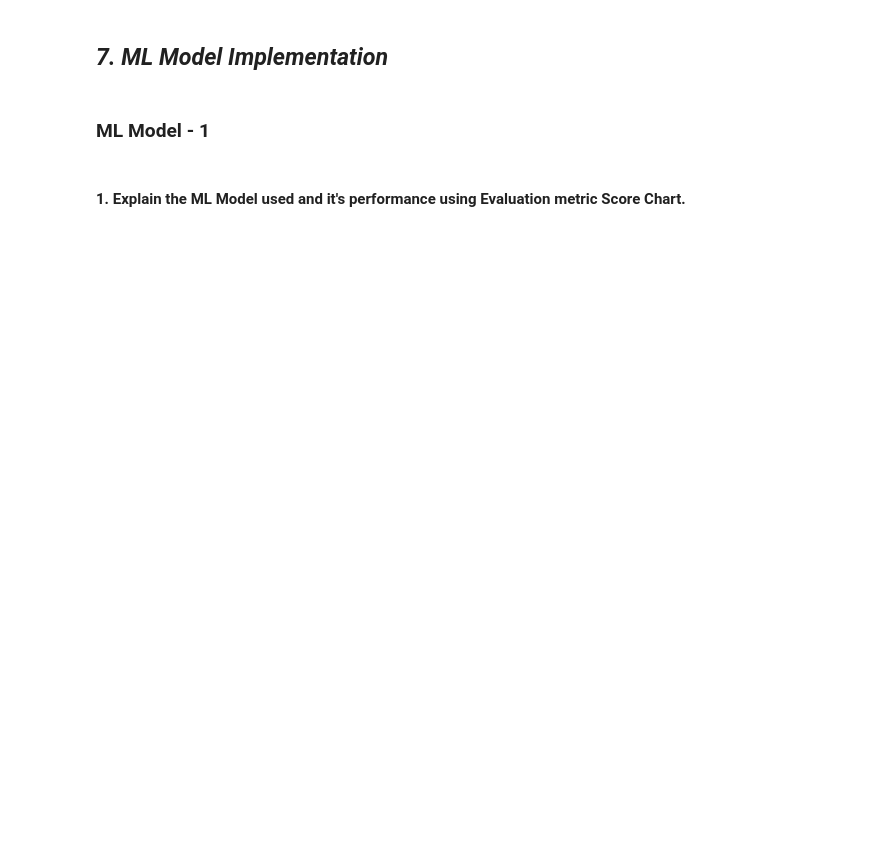
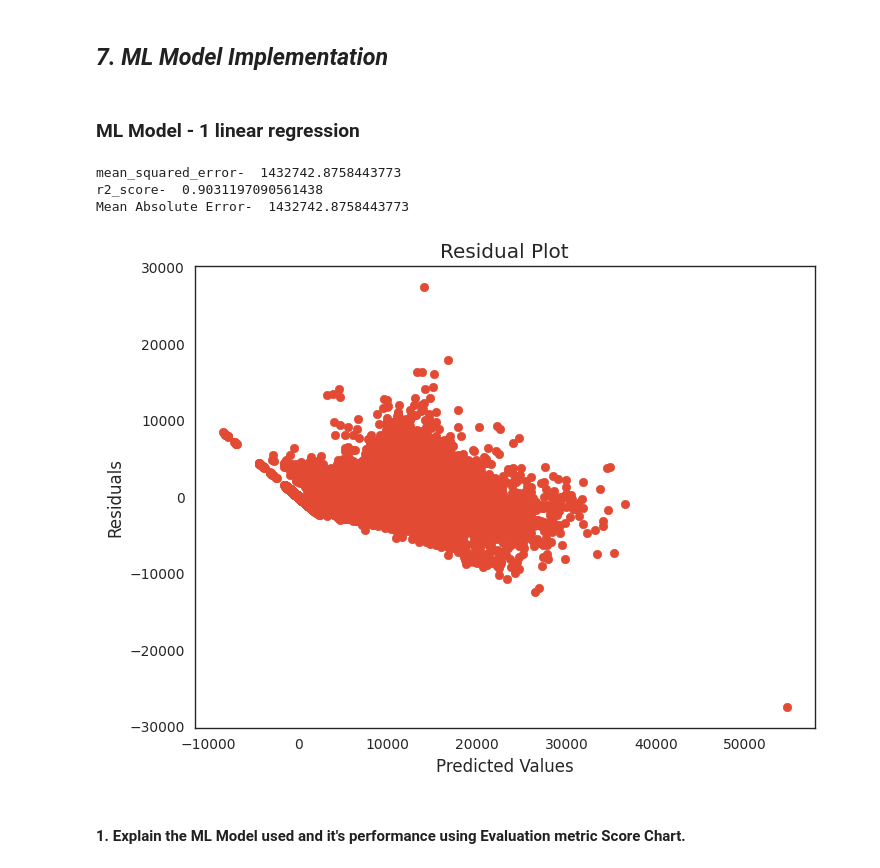
Before and after one commit to Nayan3101/Capstone-project-Regression---Retail-Sales-Prediction, a Jupyter notebook: Nayan_Capstone_Project_M6_Retail_Sales_Prediction.ipynb, the cells around one changed output. Cells and saved outputs as stored; diff of their text form; code cells hidden in the pictures; blank space fills up the shorter version.

```diff
--- a/Nayan_Capstone_Project_M6_Retail_Sales_Prediction.ipynb
+++ b/Nayan_Capstone_Project_M6_Retail_Sales_Prediction.ipynb
@@ -1416,0 +1472,2 @@ corrilation_matrix
+# %%
+dp = dp.drop(columns=['Date'])
@@ -1469,4 +1683,4 @@ Answer Here.
 # %% [markdown]
 ## ***7. ML Model Implementation***
 # %% [markdown]
-### ML Model - 1
+### ML Model - 1 linear regression
@@ -1479,2 +1687,50 @@ Answer Here.
+# %%
+# ML Model - 1 Implementation
+# Importing libraries
+from sklearn.linear_model import LinearRegression
+from sklearn.model_selection import train_test_split
+from sklearn.metrics import mean_squared_error
+from sklearn.metrics import r2_score
+from sklearn.metrics import mean_absolute_error
+
+# Spliting the data as Training Data (80%) Testing Data (20%)
+X_train, X_test, y_train, y_test = train_test_split(X, y, test_size=0.2, random_state=42)
+
+# Create a Linear Regression model and fit the data
+model = LinearRegression()
+model.fit(X_train, y_train)
+
+# Predict y values using the trained model
+y_pred = model.predict(X_test)
+
+# Calculate Mean Squared Error
+mse = mean_squared_error(y_test,y_pred)
+
+# Calculate  R-squared (R²) value
+r2 = r2_score(y_test,y_pred)
+
+# Calculate Mean Absolute Error
+mae = mean_absolute_error(y_test, y_pred)
+
+
+
+#Print Evaluation matrix
+print("mean_squared_error- ", mse)
+print("r2_score- ",r2)
+print("Mean Absolute Error- ", mse)
+# %% [output]
+mean_squared_error-  1432742.8758443773
+r2_score-  0.9031197090561438
+Mean Absolute Error-  1432742.8758443773
+# %%
+# Create residual plots to check for patterns or trends in the residuals. A well-behaved model should have residuals evenly distributed around zero.
+residuals = y_test - y_pred
+plt.scatter(y_pred, residuals)
+plt.title("Residual Plot")
+plt.xlabel("Predicted Values")
+plt.ylabel("Residuals")
+plt.show()
+# %% [output]
+[figure, added]
 # %% [markdown]
 #### 1. Explain the ML Model used and it's performance using Evaluation metric Score Chart.
```
Also changed, not shown: parts of 111 cells of this notebook.
